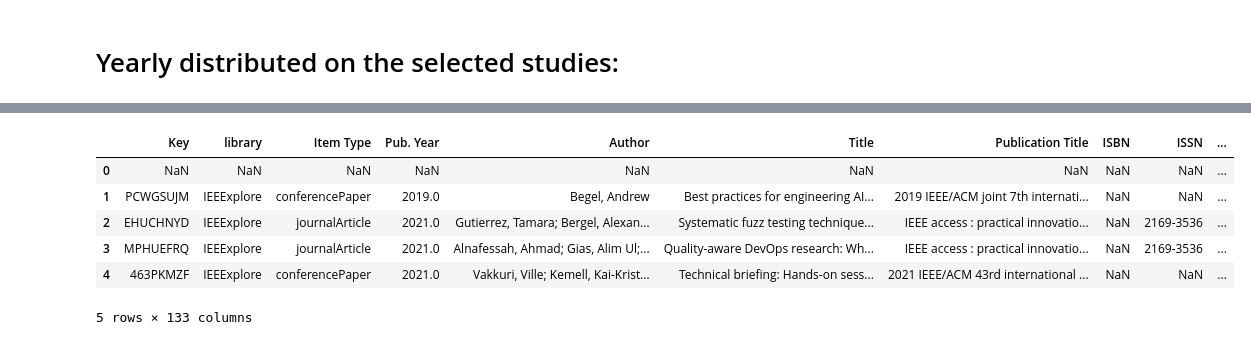
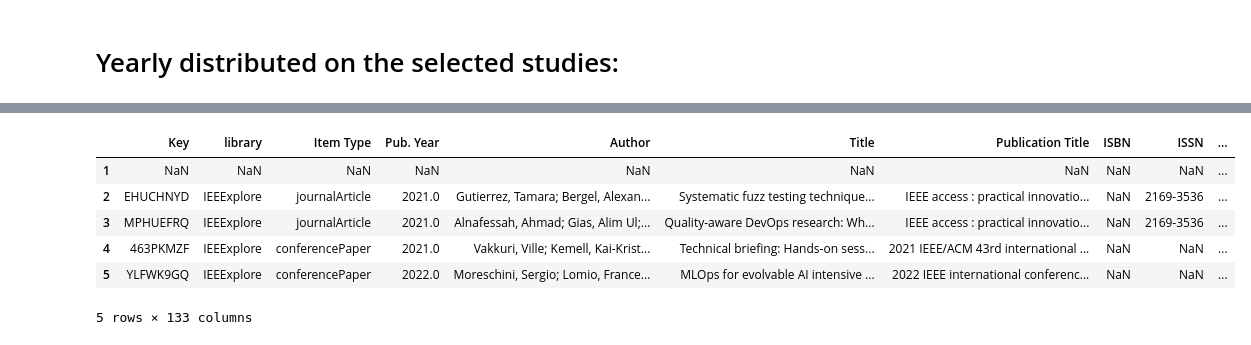
Before and after one commit to mesfinassres/Research, a Jupyter notebook: data-analysis.ipynb, the cells around one changed output, grey strips where cells are left out. Cells and saved outputs as stored; diff of their text form; code cells hidden in the pictures.

```diff
--- a/data-analysis.ipynb
+++ b/data-analysis.ipynb
@@ -3,7 +3,7 @@
 # %%
 import pandas as pd
 
-excel_file = 'merged-data-extraction-form.xlsx'
+excel_file = 'data/merged-data-extraction-form.xlsx'
 # xl_file = pd.ExcelFile(excel_file)
 # dfs = {sheet_name: xl_file.parse(sheet_name)
 #           for sheet_name in xl_file.sheet_names}
@@ -41,27 +47,27 @@ df_primary['Pub. Year'].value_counts().sort_index().plot.bar()
 # %%
 def save_primary(df_primary, df):
     """ add index row to the primary data sheet from the original dataset,
     because it was removed while selecting only 'Yes' values.
     """
     if pd.isna(df_primary.Key[0]):
         return df_primary
     else:
         df_new = df_primary.copy()
-        df_new.loc[-1] = list(df.iloc[0])
+        df_new.loc[0] = list(df.iloc[0]) # This line was: df_new.loc[-1] = list(df.iloc[0]) but with errors
         df_new.index  = df_primary.index + 1
         df_new = df_new.sort_index()
-        df_new.to_excel('primary_copy.xlsx') # do not name it primary.excel, otherwise it would place the file
+        df_new.to_excel('data/primary_copy.xlsx') # do not name it primary.excel, otherwise it would place the file
         return df_new
 
 df_primary = df_primary.sort_index()
 
 # run this once
 save_primary(df_primary, df).head(5)
 # %% [output]
 |  | Key | library | Item Type | Pub. Year | Author | Title | Publication Title | ISBN | ISSN | ... |
-| 0 | NaN | NaN | NaN | NaN | NaN | NaN | NaN | NaN | NaN | ... |
-| 1 | PCWGSUJM | IEEExplore | conferencePaper | 2019.0 | Begel, Andrew | Best practices for engineering AI... | 2019 IEEE/ACM joint 7th internati... | NaN | NaN | ... |
+| 1 | NaN | NaN | NaN | NaN | NaN | NaN | NaN | NaN | NaN | ... |
 | 2 | EHUCHNYD | IEEExplore | journalArticle | 2021.0 | Gutierrez, Tamara; Bergel, Alexan... | Systematic fuzz testing technique... | IEEE access : practical innovatio... | NaN | 2169-3536 | ... |
 | 3 | MPHUEFRQ | IEEExplore | journalArticle | 2021.0 | Alnafessah, Ahmad; Gias, Alim Ul;... | Quality-aware DevOps research: Wh... | IEEE access : practical innovatio... | NaN | 2169-3536 | ... |
 | 4 | 463PKMZF | IEEExplore | conferencePaper | 2021.0 | Vakkuri, Ville; Kemell, Kai-Krist... | Technical briefing: Hands-on sess... | 2021 IEEE/ACM 43rd international ... | NaN | NaN | ... |
+| 5 | YLFWK9GQ | IEEExplore | conferencePaper | 2022.0 | Moreschini, Sergio; Lomio, France... | MLOps for evolvable AI intensive ... | 2022 IEEE international conferenc... | NaN | NaN | ... |
 5 rows × 133 columns
```
Also changed, not shown: parts of 4 cells of this notebook.
